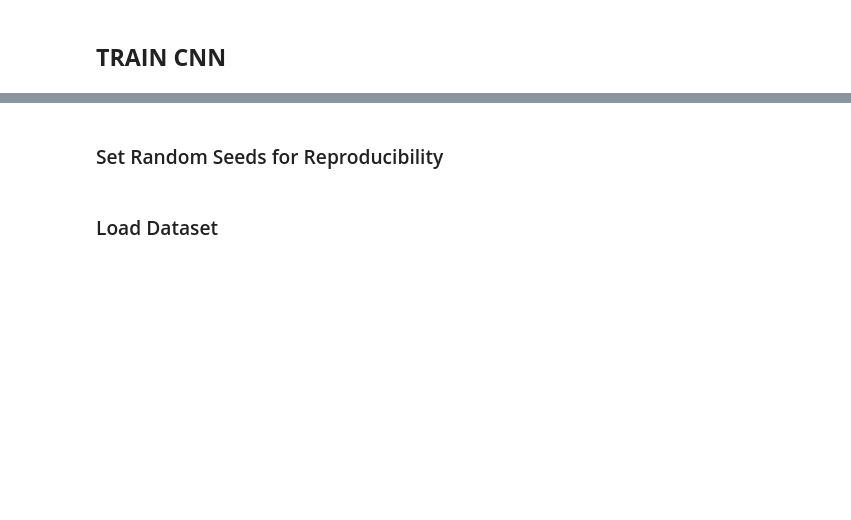
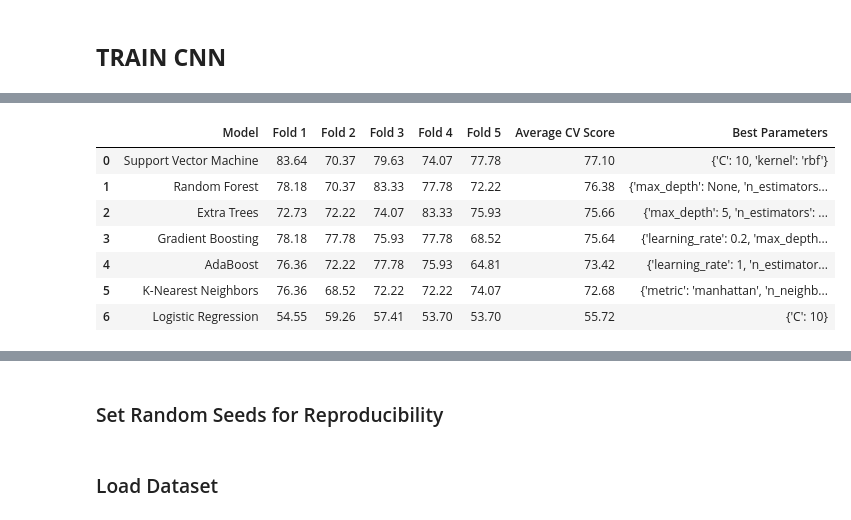
Before and after one commit to Geez-l/litoX, a Jupyter notebook: SP_ML/ml_cnn.ipynb, the cells around one changed output, grey strips where cells are left out. Cells and saved outputs as stored; diff of their text form; code cells hidden in the pictures; blank space fills up the shorter version.

```diff
--- a/SP_ML/ml_cnn.ipynb
+++ b/SP_ML/ml_cnn.ipynb
@@ -88,0 +1030,80 @@ plt.show()
+# %%
+import pandas as pd
+from sklearn.model_selection import GridSearchCV
+from sklearn.ensemble import RandomForestClassifier, GradientBoostingClassifier, AdaBoostClassifier, ExtraTreesClassifier
+from sklearn.svm import SVC
+from sklearn.neighbors import KNeighborsClassifier
+from sklearn.linear_model import LogisticRegression
+
+# Load the dataset
+df = pd.read_csv('CNN_features.csv')
+X = df.drop('label', axis=1)
+y = df['label']
+
+# Define the models and their hyperparameter grids
+models_and_grids = {
+    'Logistic Regression': (LogisticRegression(), {'C': [0.01, 0.1, 1, 10]}),
+    'K-Nearest Neighbors': (KNeighborsClassifier(), {'n_neighbors': [3, 5, 7, 10], 'weights': ['uniform', 'distance'], 'metric': ['euclidean', 'manhattan']}),
+    'Support Vector Machine': (SVC(), {'C': [0.1, 1, 10], 'kernel': ['linear', 'rbf']}),
+    'Random Forest': (RandomForestClassifier(), {'n_estimators': [50, 100, 200], 'max_depth': [None, 5, 10]}),
+    'AdaBoost': (AdaBoostClassifier(), {'n_estimators': [50, 100, 200], 'learning_rate': [0.01, 0.1, 1]}),
+    'Extra Trees': (ExtraTreesClassifier(), {'n_estimators': [50, 100, 200], 'max_depth': [None, 5, 10]}),
+    'Gradient Boosting': (GradientBoostingClassifier(), {'n_estimators': [50, 100, 200], 'learning_rate': [0.01, 0.1, 0.2], 'max_depth': [3, 5, 7]})
+}
+
+# Initialize an empty list to store the results
+model_scores = []
+
+# Loop through each model, perform grid search, and capture fold-wise CV scores
+for model_name, (model, param_grid) in models_and_grids.items():
+    print(f"Training {model_name}...")
+    grid_search = GridSearchCV(estimator=model, param_grid=param_grid, cv=5, scoring='accuracy', return_train_score=False)
+    grid_search.fit(X, y)
+
+    # Get the best estimator's CV results
+    best_index = grid_search.best_index_
+
+    # Get fold scores for the best parameters only
+    fold_scores = [
+        grid_search.cv_results_['split0_test_score'][best_index],
+        grid_search.cv_results_['split1_test_score'][best_index],
+        grid_search.cv_results_['split2_test_score'][best_index],
+        grid_search.cv_results_['split3_test_score'][best_index],
+        grid_search.cv_results_['split4_test_score'][best_index]
+    ]
+
+    # Calculate the average score across folds
+    avg_score = sum(fold_scores) / len(fold_scores)
+
+    # Convert to percentage by multiplying by 100 for display
+    fold_scores_percentage = [score * 100 for score in fold_scores]
+    avg_score_percentage = avg_score * 100
+
+    # Round each fold score individually
+    fold_scores_rounded = [round(score, 2) for score in fold_scores_percentage]
+
+    # Round the average score
+    avg_score_rounded = round(avg_score_percentage, 2)
+
+    # Append the fold scores and average score to the list
+    model_scores.append({
+        'Model': model_name,
+        'Fold 1': fold_scores_rounded[0],
+        'Fold 2': fold_scores_rounded[1],
+        'Fold 3': fold_scores_rounded[2],
+        'Fold 4': fold_scores_rounded[3],
+        'Fold 5': fold_scores_rounded[4],
+        'Average CV Score': avg_score_rounded,
+        'Best Parameters': grid_search.best_params_
+    })
+
+# Create a DataFrame to display the results
+scores_df = pd.DataFrame(model_scores)
+
+# Display the table sorted by average score in descending order
+scores_df = scores_df.sort_values(by='Average CV Score', ascending=False).reset_index(drop=True)
+
+# Display the table
+print("Model Comparison Based on Cross-Validation Scores (Fold-wise and Average)")
+scores_df[['Model', 'Fold 1', 'Fold 2', 'Fold 3', 'Fold 4', 'Fold 5', 'Average CV Score', 'Best Parameters']]
+# %% [output]
@@ -88,0 +1118,8 @@ plt.show()
+|  | Model | Fold 1 | Fold 2 | Fold 3 | Fold 4 | Fold 5 | Average CV Score | Best Parameters |
+| 0 | Support Vector Machine | 83.64 | 70.37 | 79.63 | 74.07 | 77.78 | 77.10 | {'C': 10, 'kernel': 'rbf'} |
+| 1 | Random Forest | 78.18 | 70.37 | 83.33 | 77.78 | 72.22 | 76.38 | {'max_depth': None, 'n_estimators... |
+| 2 | Extra Trees | 72.73 | 72.22 | 74.07 | 83.33 | 75.93 | 75.66 | {'max_depth': 5, 'n_estimators': ... |
+| 3 | Gradient Boosting | 78.18 | 77.78 | 75.93 | 77.78 | 68.52 | 75.64 | {'learning_rate': 0.2, 'max_depth... |
+| 4 | AdaBoost | 76.36 | 72.22 | 77.78 | 75.93 | 64.81 | 73.42 | {'learning_rate': 1, 'n_estimator... |
+| 5 | K-Nearest Neighbors | 76.36 | 68.52 | 72.22 | 72.22 | 74.07 | 72.68 | {'metric': 'manhattan', 'n_neighb... |
+| 6 | Logistic Regression | 54.55 | 59.26 | 57.41 | 53.70 | 53.70 | 55.72 | {'C': 10} |
```
Also changed, not shown: parts of 7 cells of this notebook.
